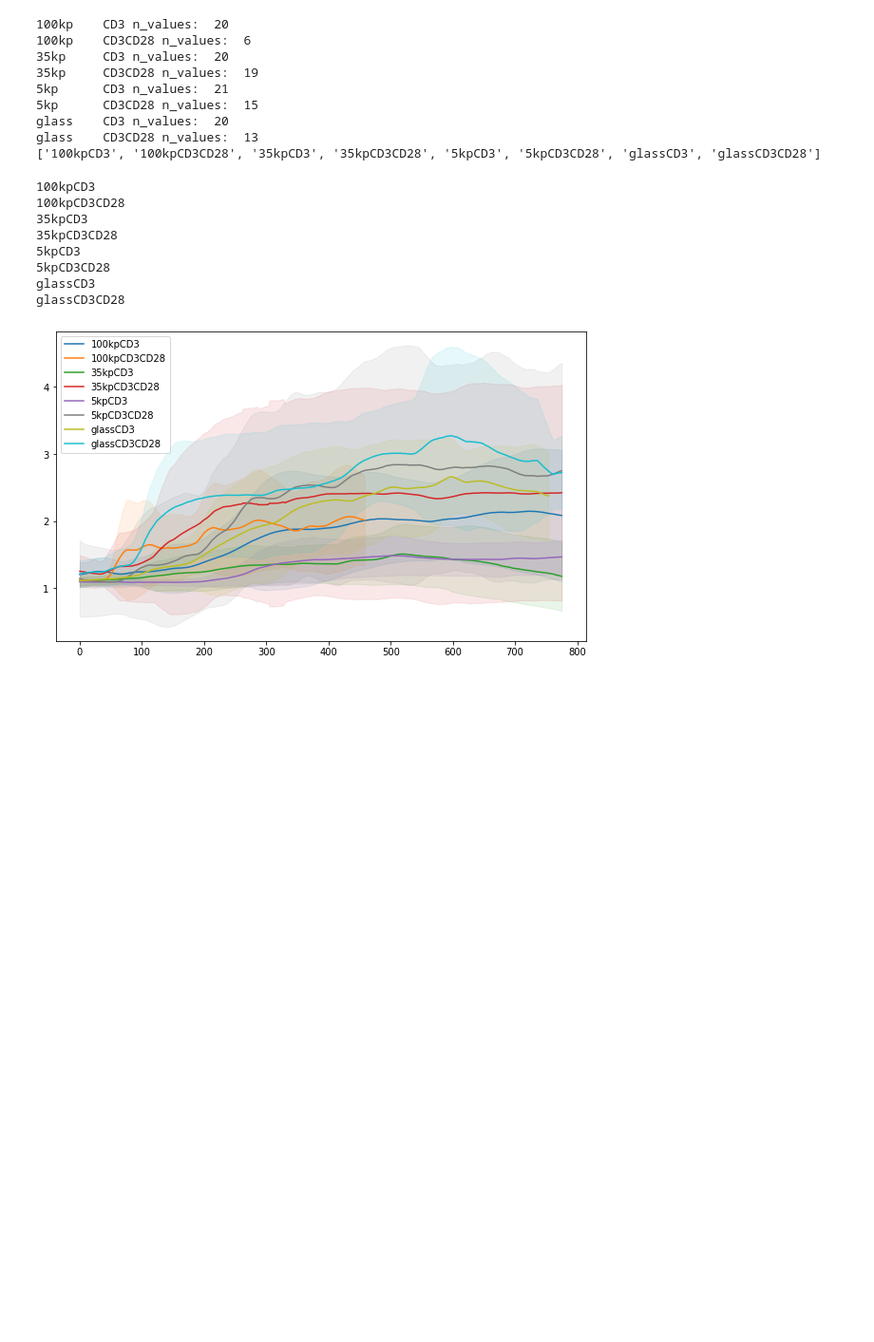
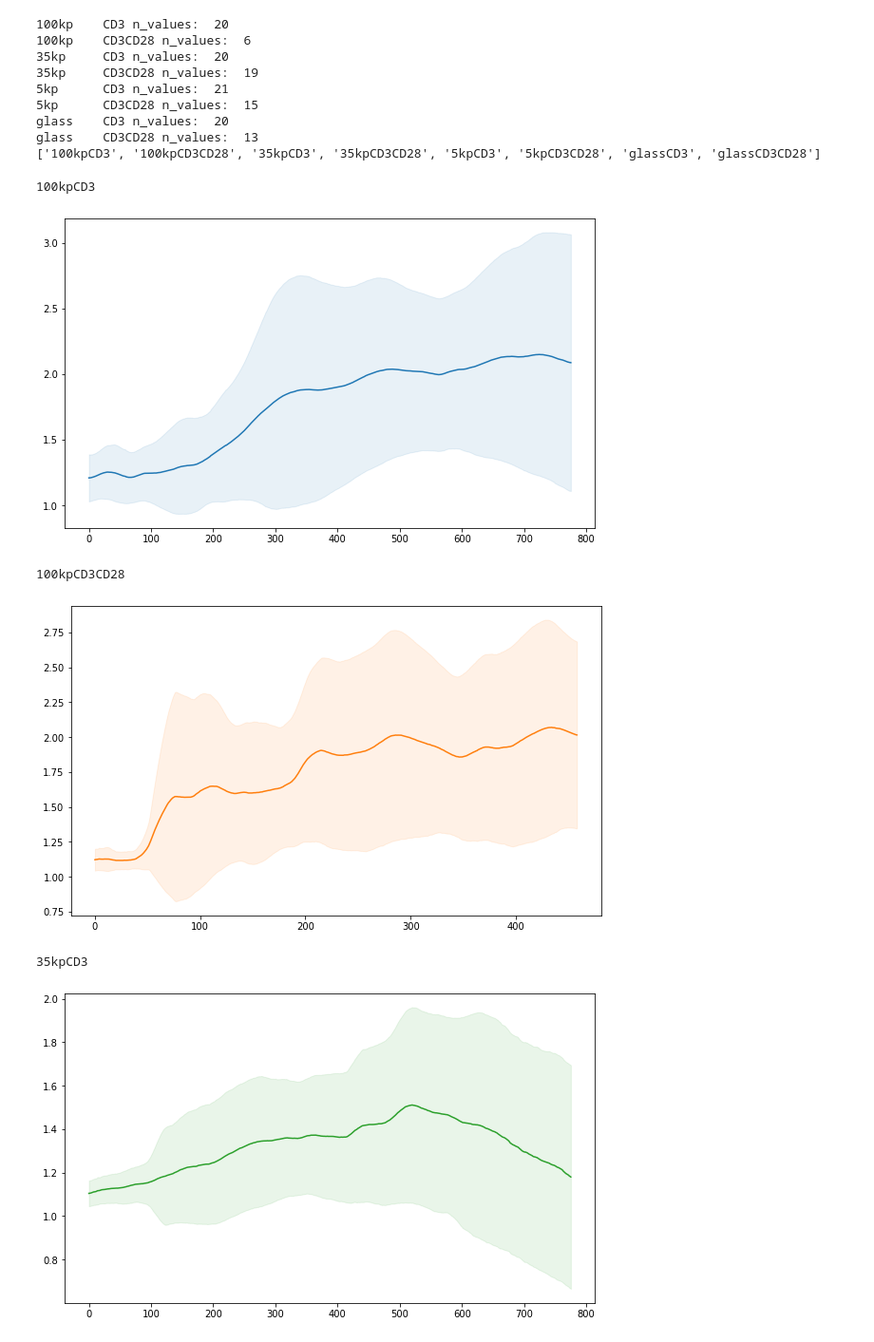
Before and after one commit to Bph-Marcel/BC-View, a Jupyter notebook: Evaluation&Plots.ipynb, the cells around one changed output. Shown at 95% size. Saved outputs shown, nothing was run; the diff lists cells and outputs as text; code cells hidden in the pictures; blank space fills up the shorter version.

Commit message:
Update Evaluation&Plots.ipynb
see the Mean curves individually

```diff
--- a/Evaluation&Plots.ipynb
+++ b/Evaluation&Plots.ipynb
@@ -323,48 +323,45 @@ def mv_average(average):
 colors= ['tab:blue', 'tab:orange', 'tab:green', 'tab:red', 'tab:purple', 'tab:gray', 'tab:olive','tab:cyan']
 
 p = 0
-plt.figure(figsize= (10,6))
+#plt.figure(figsize= (10,6))
 for Set in mean_set:
-    #plt.figure(figsize= (10,6))
+    plt.figure(figsize= (10,6))
     average = []
     dev_set = []
     p = p +1
     #print(len(Set))
 
     for element in range(len(Set[0])):
         tmp = []
         for value in Set:
             if element in range(len(value)):
                 tmp.append(value[element])
 
         dev_set.append(statistics.stdev(tmp))
         average.append(np.mean(tmp))
 
     # Use filter & Errorband
 
     error = mv_average(dev_set)
     y = np.array(mv_average(average))
     t = [i for i in range(len(y))]
 
     y = y[:(np.shape(error)[0])]
     t = t[:(np.shape(error)[0])]
     #print(np.shape(t),np.shape(y),np.shape(error))
 
 
     print(labels[p-1])
     plt.plot(y,label = labels[p-1], color = colors[p-1])
     #plt.plot(error)
     plt.fill_between(t, y-error, y+error, color=colors[p-1], alpha=0.1)
-    #plt.show()
-plt.legend(loc = 'upper left')
-plt.show()
+    plt.show()
+#plt.legend(loc = 'upper left')
+#plt.show()
 # %% [output]
 100kpCD3
-100kpCD3CD28
-35kpCD3
-35kpCD3CD28
-5kpCD3
-5kpCD3CD28
-glassCD3
-glassCD3CD28
-[figure, old version]
+[figure, new version]
+100kpCD3CD28
+[figure, added]
+35kpCD3
+[figure, added]
```
Also changed, not shown: parts of 1 cell of this notebook.
